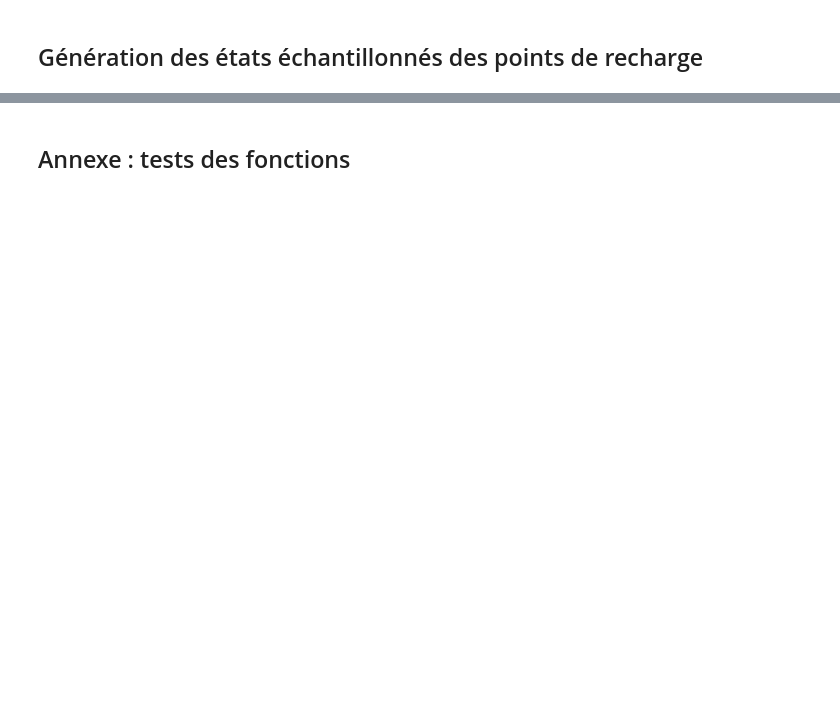
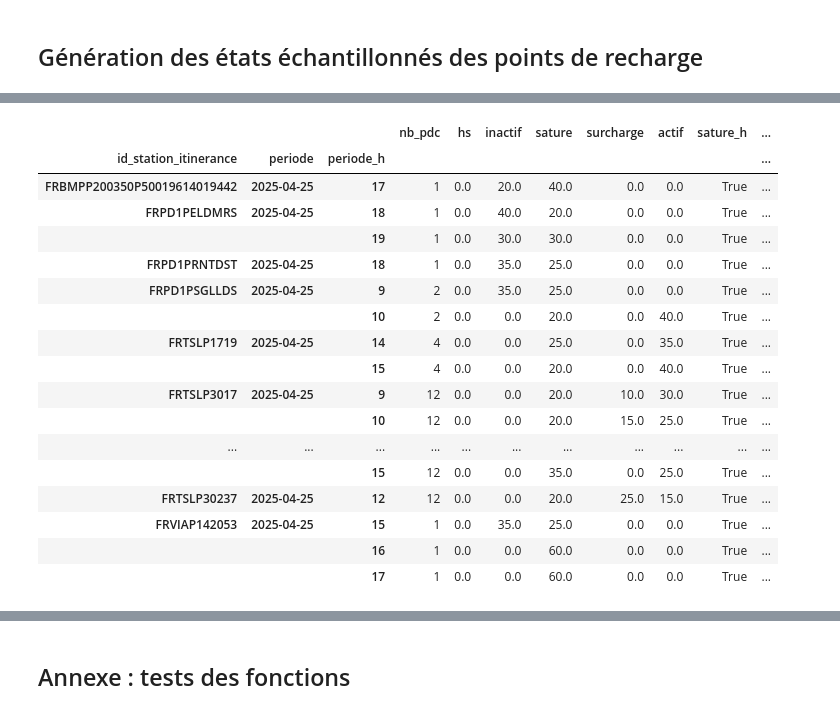
Before and after one commit to loco-labs/qualicharge-rtet, a Jupyter notebook: saturation/source/calcul_saturation.ipynb, the cells around one changed output, grey strips where cells are left out. Cells and saved outputs as stored; diff of their text form; code cells hidden in the pictures; blank space fills up the shorter version.

```diff
--- a/saturation/source/calcul_saturation.ipynb
+++ b/saturation/source/calcul_saturation.ipynb
@@ -152,0 +239,21 @@ pd.pivot_table(sampled_state, columns='state', aggfunc="count")
+# %%
+def to_sampled_state_grp_h(state_grp, group_name: str, echantillons: int, duree_etat_min: float):
+    nb_ech_hour = echantillons / 24
+    print(echantillons, nb_ech_hour)
+    sampled = state_grp.reset_index()
+    sampled['periode_h'] = sampled['periode'].dt.hour
+    sampled['periode'] = sampled['periode'].dt.date
+
+    sampled_h = sampled.groupby([group_name, 'periode', 'periode_h']).agg('sum')
+    sampled_h = sampled_h / nb_ech_hour
+    for etat in ['hs', 'inactif', 'sature', 'surcharge', 'actif']:
+        sampled_h[etat] = sampled_h[etat] * 60
+    sampled_h['nb_pdc'] = sampled_h['nb_pdc'].astype('int')
+
+    sampled_h['sature_h'] = sampled_h['sature'] > duree_etat_min
+    sampled_h['surcharge_h'] = sampled_h['surcharge'] > duree_etat_min
+
+    return sampled_h[['nb_pdc', 'hs', 'inactif', 'sature', 'surcharge', 'actif', 'sature_h', 'surcharge_h']]
+# %%
+sample_state_station_h = to_sampled_state_grp_h(sample_state_station, 'id_station_itinerance', echantillons, 15)
+sample_state_station_h
@@ -152,0 +276,21 @@ pd.pivot_table(sampled_state, columns='state', aggfunc="count")
+# %%
+sample_state_station_h[sample_state_station_h['sature_h']]
+# %% [output]
+|  |  |  | nb_pdc | hs | inactif | sature | surcharge | actif | sature_h | ... |
+| id_station_itinerance | periode | periode_h |  |  |  |  |  |  |  | ... |
+| FRBMPP200350P50019614019442 | 2025-04-25 | 17 | 1 | 0.0 | 20.0 | 40.0 | 0.0 | 0.0 | True | ... |
+| FRPD1PELDMRS | 2025-04-25 | 18 | 1 | 0.0 | 40.0 | 20.0 | 0.0 | 0.0 | True | ... |
+|  |  | 19 | 1 | 0.0 | 30.0 | 30.0 | 0.0 | 0.0 | True | ... |
+| FRPD1PRNTDST | 2025-04-25 | 18 | 1 | 0.0 | 35.0 | 25.0 | 0.0 | 0.0 | True | ... |
+| FRPD1PSGLLDS | 2025-04-25 | 9 | 2 | 0.0 | 35.0 | 25.0 | 0.0 | 0.0 | True | ... |
+|  |  | 10 | 2 | 0.0 | 0.0 | 20.0 | 0.0 | 40.0 | True | ... |
+| FRTSLP1719 | 2025-04-25 | 14 | 4 | 0.0 | 0.0 | 25.0 | 0.0 | 35.0 | True | ... |
+|  |  | 15 | 4 | 0.0 | 0.0 | 20.0 | 0.0 | 40.0 | True | ... |
+| FRTSLP3017 | 2025-04-25 | 9 | 12 | 0.0 | 0.0 | 20.0 | 10.0 | 30.0 | True | ... |
+|  |  | 10 | 12 | 0.0 | 0.0 | 20.0 | 15.0 | 25.0 | True | ... |
+| ... | ... | ... | ... | ... | ... | ... | ... | ... | ... | ... |
+|  |  | 15 | 12 | 0.0 | 0.0 | 35.0 | 0.0 | 25.0 | True | ... |
+| FRTSLP30237 | 2025-04-25 | 12 | 12 | 0.0 | 0.0 | 20.0 | 25.0 | 15.0 | True | ... |
+| FRVIAP142053 | 2025-04-25 | 15 | 1 | 0.0 | 35.0 | 25.0 | 0.0 | 0.0 | True | ... |
+|  |  | 16 | 1 | 0.0 | 0.0 | 60.0 | 0.0 | 0.0 | True | ... |
+|  |  | 17 | 1 | 0.0 | 0.0 | 60.0 | 0.0 | 0.0 | True | ... |
```
Also changed, not shown: parts of 30 cells of this notebook.
